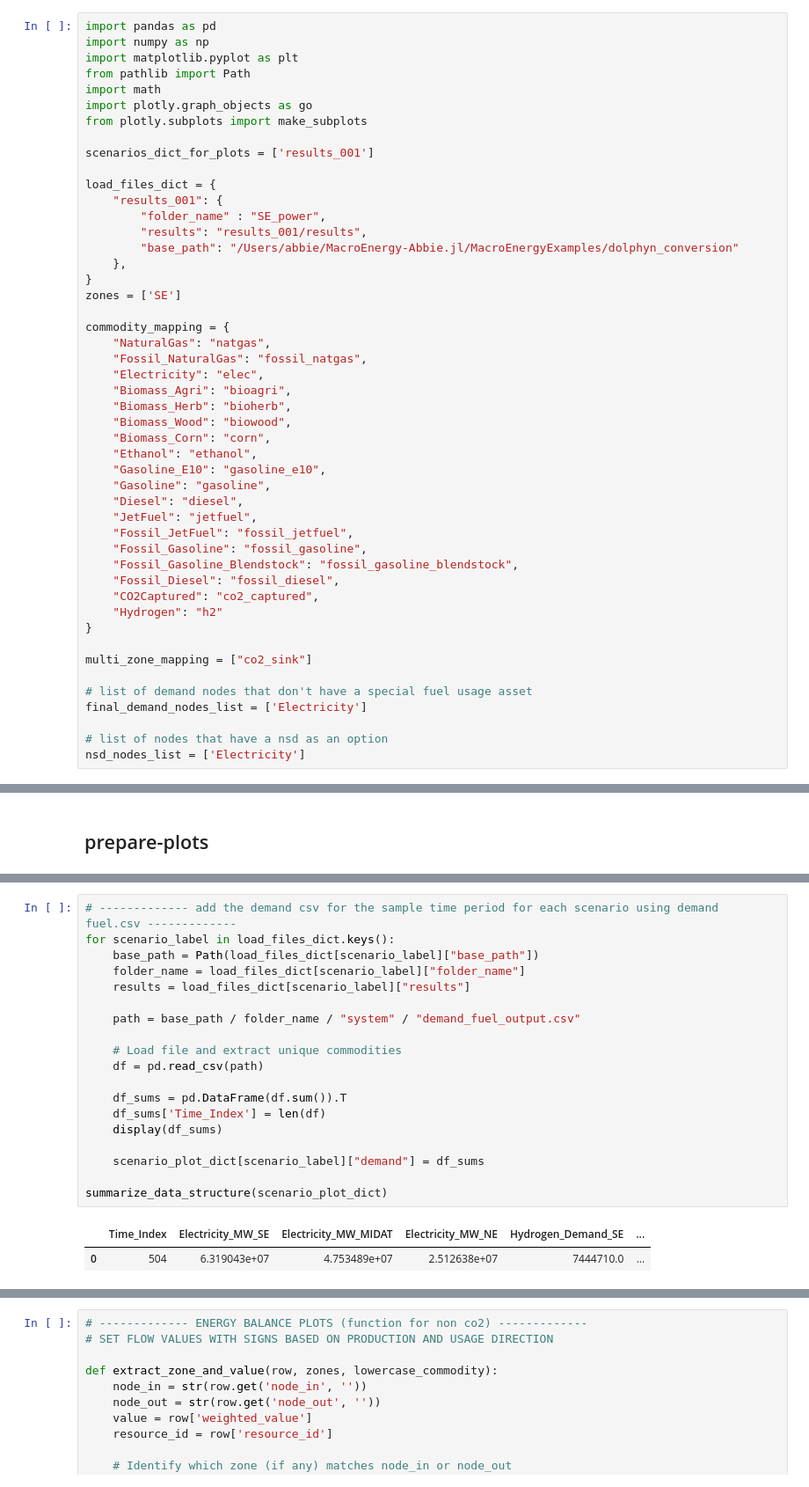
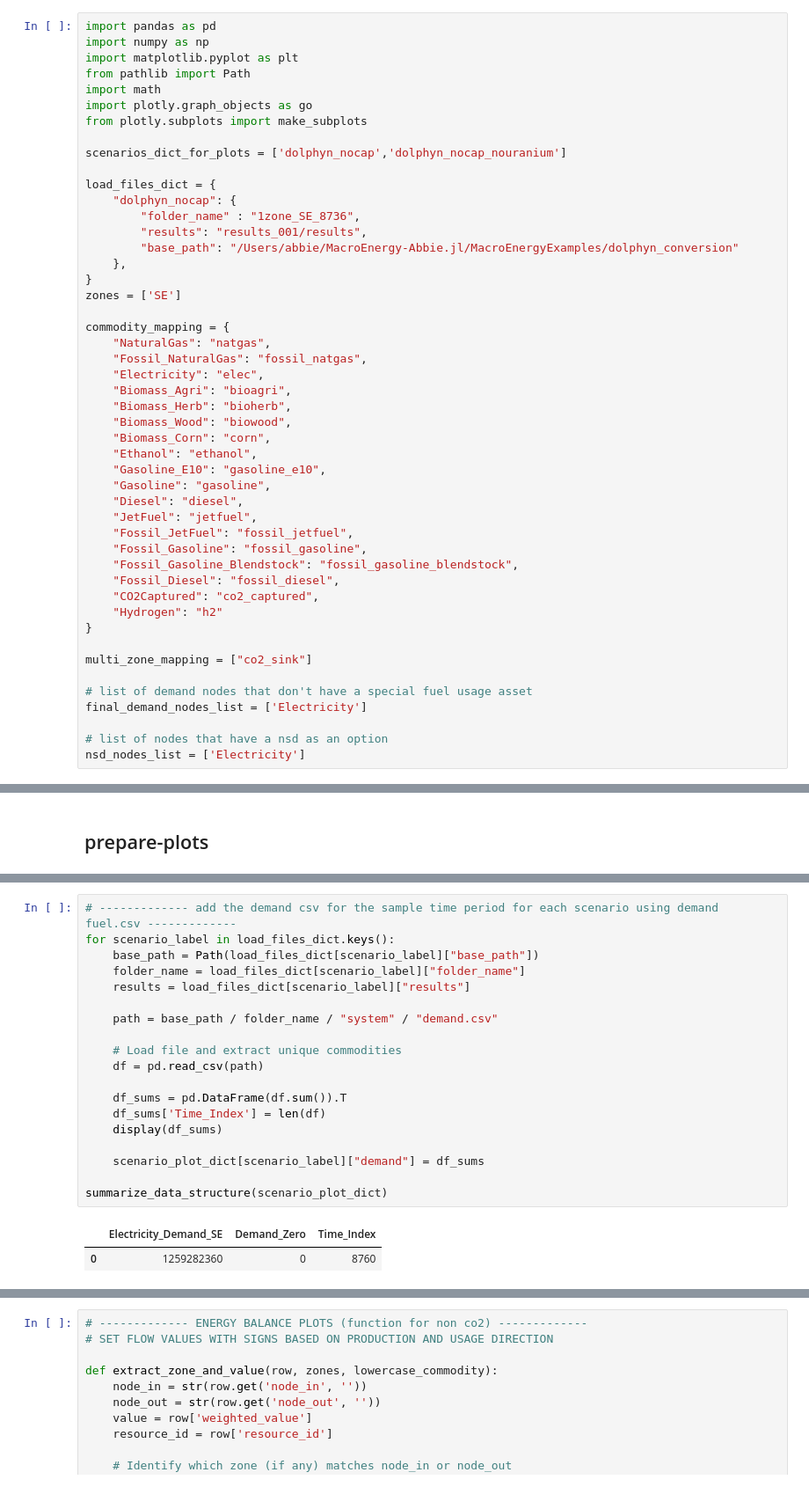
Before and after one commit to acheng1757/MacroEnergy-Abbie.jl, a Jupyter notebook: display_plots/plots.ipynb, the cells around one changed output, grey strips where cells are left out. Shown at 88% size. Drawn from its saved outputs; the diff is of its cells as text.

```diff
--- a/display_plots/plots.ipynb
+++ b/display_plots/plots.ipynb
@@ -7,11 +7,11 @@ import math
 import plotly.graph_objects as go
 from plotly.subplots import make_subplots
 
-scenarios_dict_for_plots = ['results_001']
+scenarios_dict_for_plots = ['dolphyn_nocap','dolphyn_nocap_nouranium']
 
 load_files_dict = {
-    "results_001": {
-        "folder_name" : "SE_power",
+    "dolphyn_nocap": {
+        "folder_name" : "1zone_SE_8736",
         "results": "results_001/results",
         "base_path": "/Users/abbie/MacroEnergy-Abbie.jl/MacroEnergyExamples/dolphyn_conversion"
     },
@@ -717,22 +746,22 @@ summarize_data_structure(scenario_plot_dict)
 # %%
 # ------------- add the demand csv for the sample time period for each scenario using demand fuel.csv -------------
 for scenario_label in load_files_dict.keys():
     base_path = Path(load_files_dict[scenario_label]["base_path"])
     folder_name = load_files_dict[scenario_label]["folder_name"]
     results = load_files_dict[scenario_label]["results"]
 
-    path = base_path / folder_name / "system" / "demand_fuel_output.csv"
+    path = base_path / folder_name / "system" / "demand.csv"
 
     # Load file and extract unique commodities
     df = pd.read_csv(path)
 
     df_sums = pd.DataFrame(df.sum()).T
     df_sums['Time_Index'] = len(df)
     display(df_sums)
 
     scenario_plot_dict[scenario_label]["demand"] = df_sums
 
 summarize_data_structure(scenario_plot_dict)
 # %% [output]
-|  | Time_Index | Electricity_MW_SE | Electricity_MW_MIDAT | Electricity_MW_NE | Hydrogen_Demand_SE | ... |
-| 0 | 504 | 6.319043e+07 | 4.753489e+07 | 2.512638e+07 | 7444710.0 | ... |
+|  | Electricity_Demand_SE | Demand_Zero | Time_Index |
+| 0 | 1259282360 | 0 | 8760 |
```
Also changed, not shown: parts of 23 cells of this notebook, 1 other file.
